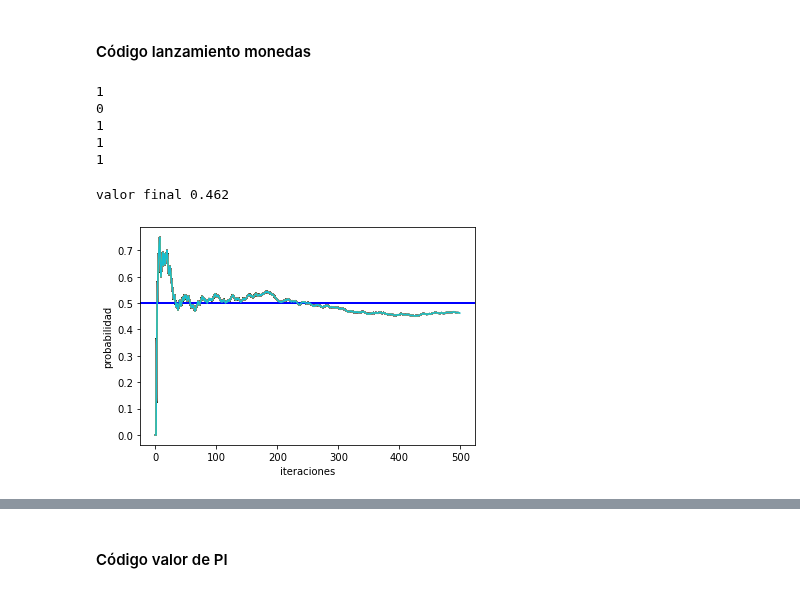
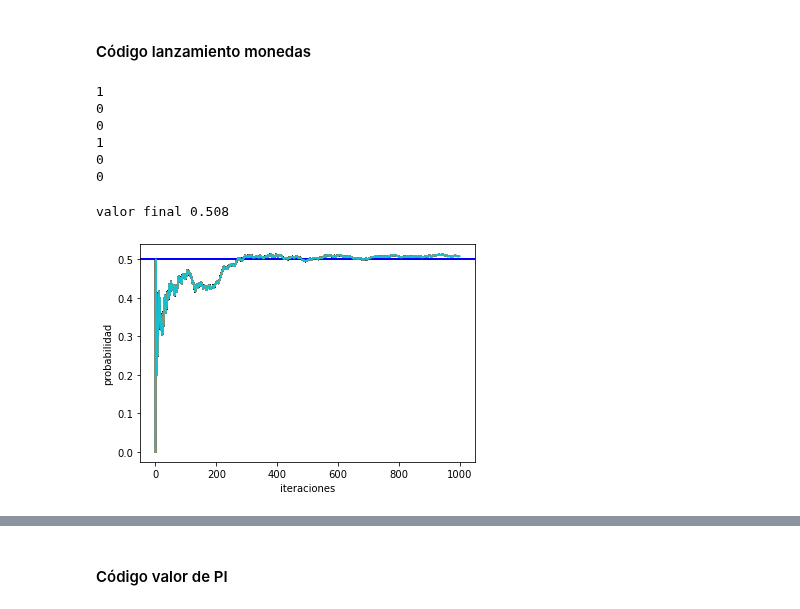
Before and after one commit to DCDPUAEM/DCDP, a Jupyter notebook: Tema_2_AnalisisEstadistico/notebook/3_MC_Estacionario_ejemplos.ipynb, the cells around one changed output, grey strips where cells are left out. Saved outputs shown, nothing was run; the diff lists cells and outputs as text; code cells hidden in the pictures.

```diff
--- a/Tema_2_AnalisisEstadistico/notebook/3_MC_Estacionario_ejemplos.ipynb
+++ b/Tema_2_AnalisisEstadistico/notebook/3_MC_Estacionario_ejemplos.ipynb
@@ -34,14 +34,15 @@ import random
 def coin_flip():
     return random.randint(0,1)
 # %%
-for i in range(5):
+for i in range(6):
     print(coin_flip())
 # %% [output]
 1
 0
+0
 1
-1
-1
+0
+0
 # %%
 # Simulación Monte Carlo
 def mc(n):
@@ -64,11 +65,11 @@ def mc(n):
         plt.plot(list1)
     return res/n
 # %%
-respuesta = mc(500)
+respuesta = mc(1000)
 print("valor final", respuesta)
 # %% [output]
-valor final 0.462
+valor final 0.508
-[figure, old version]
+[figure, new version]
 # %% [markdown]
 ## 2.- Estimando Pi usando un circulo y un cuadrado
 
```
Also changed, not shown: parts of 15 cells of this notebook, 3 other files.
